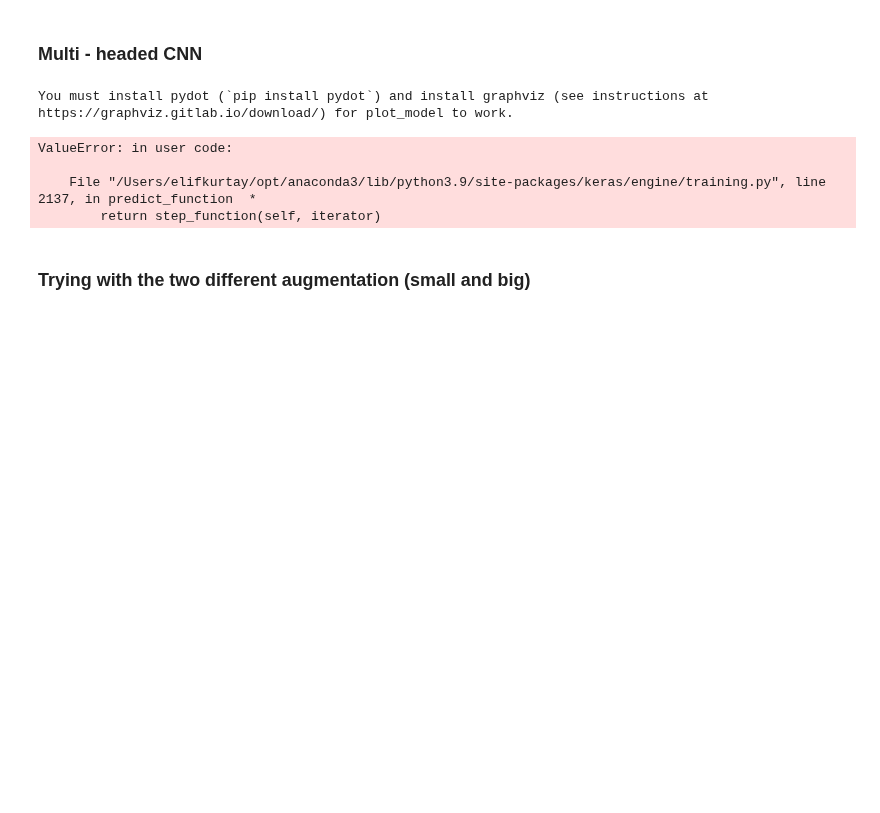
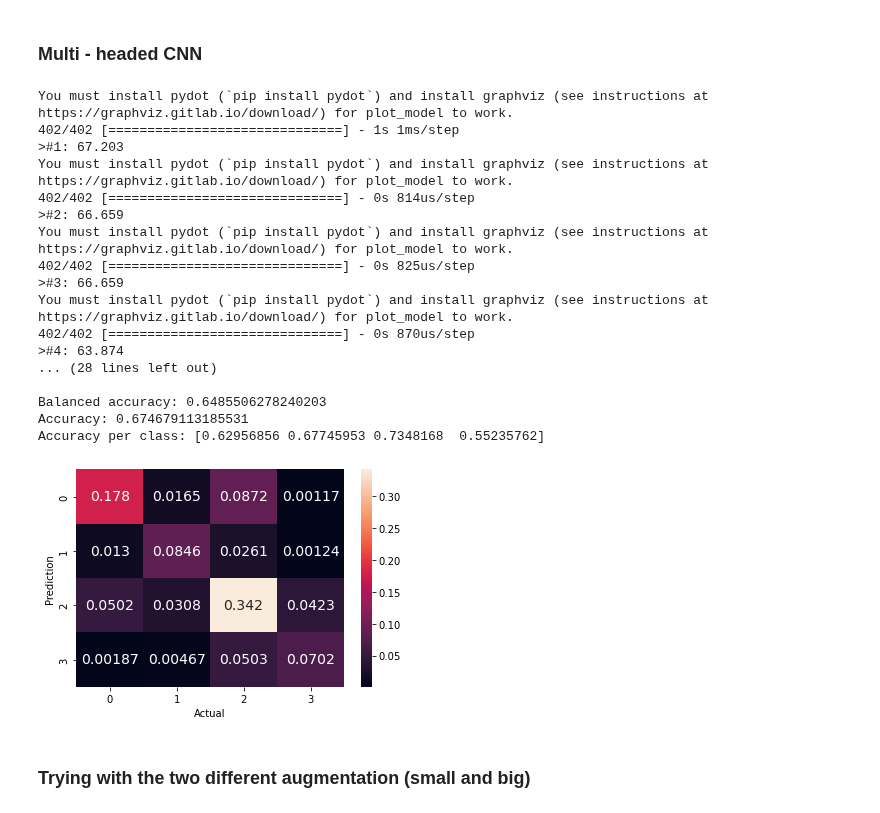
Before and after one commit to elifKurtay/ML_Sleep_Stages_Project, a Jupyter notebook: scripts/CNN_1D.ipynb, the cells around one changed output. Saved outputs shown, nothing was run; the diff lists cells and outputs as text; code cells hidden in the pictures; blank space fills up the shorter version.

```diff
--- a/scripts/CNN_1D.ipynb
+++ b/scripts/CNN_1D.ipynb
@@ -364,38 +364,51 @@ def evaluate_model(trainX, trainy, testX, testy):
     model = Model(inputs=[inputs1, inputs2, inputs3], outputs=outputs)
     # save a plot of the model
     plot_model(model, show_shapes=True, to_file='multichannel.png')
     model.compile(loss='categorical_crossentropy', optimizer='adam', metrics=['accuracy'])
     # fit network
     model.fit([trainX,trainX,trainX], trainy, epochs=epochs, batch_size=batch_size, verbose=verbose)
     # evaluate model
     _, accuracy = model.evaluate([testX,testX,testX], testy, batch_size=batch_size, verbose=0)
-    preds = model.predict(testX)
+    preds = model.predict([testX, testX, testX])
     classes = np.argmax(preds,axis=1)
     return classes, accuracy
 
 # run an experiment
 def run_experiment(repeats=10):
     # repeat experiment
     best_preds = []
     max_score = 0
     for r in range(repeats):
         preds, score = evaluate_model(trainX, trainy, testX, testy)
         score = score * 100.0
         print('>#%d: %.3f' % (r+1, score))
         if score > max_score:
             max_score = score
             best_preds = preds
     # summarize results
     summarize_result(y_te, best_preds)
 
 # run the experiment
 run_experiment()
 # %% [output]
 You must install pydot (`pip install pydot`) and install graphviz (see instructions at https://graphviz.gitlab.io/download/) for plot_model to work.
+402/402 [==============================] - 1s 1ms/step
+>#1: 67.203
+You must install pydot (`pip install pydot`) and install graphviz (see instructions at https://graphviz.gitlab.io/download/) for plot_model to work.
+402/402 [==============================] - 0s 814us/step
+>#2: 66.659
+You must install pydot (`pip install pydot`) and install graphviz (see instructions at https://graphviz.gitlab.io/download/) for plot_model to work.
+402/402 [==============================] - 0s 825us/step
+>#3: 66.659
+You must install pydot (`pip install pydot`) and install graphviz (see instructions at https://graphviz.gitlab.io/download/) for plot_model to work.
+402/402 [==============================] - 0s 870us/step
+>#4: 63.874
+... (28 lines left out)
+
+Balanced accuracy: 0.6485506278240203
+Accuracy: 0.674679113185531
+Accuracy per class: [0.62956856 0.67745953 0.7348168  0.55235762]
-ValueError: in user code:
-
-    File "/Users/elifkurtay/opt/anaconda3/lib/python3.9/site-packages/keras/engine/training.py", line 2137, in predict_function  *
-        return step_function(self, iterator)
+[figure, added]
 # %% [markdown]
 ### Trying with the two different augmentation (small and big)
 # %%
```
